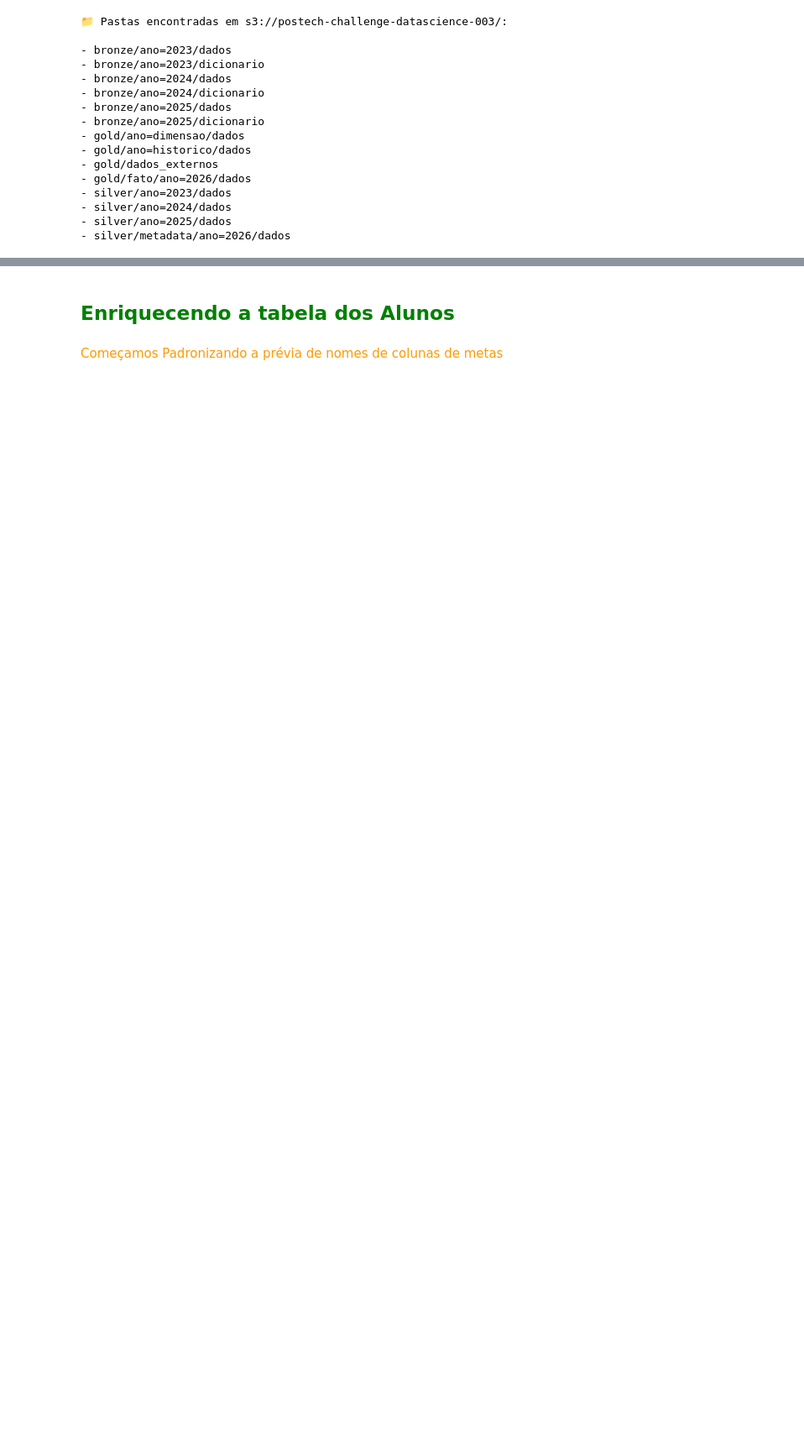
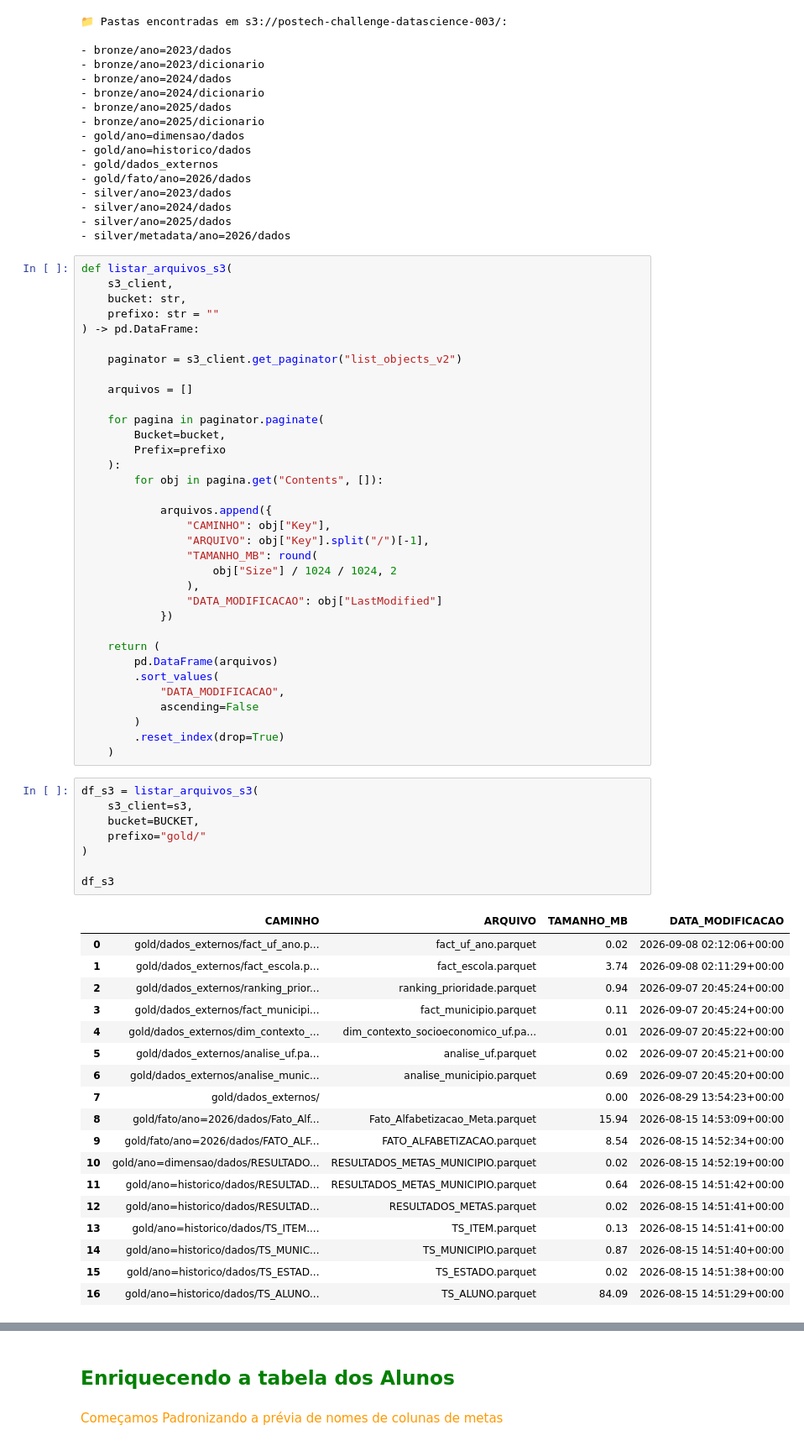
Before and after one commit to LucasRuizMartins/fiap_tech_challenge_03, a Jupyter notebook: notebooks/EDA_Ci.ipynb, the cells around one changed output, grey strips where cells are left out. Shown at 84% size. Drawn from its saved outputs; the diff is of its cells as text; blank space fills up the shorter version.

```diff
--- a/notebooks/EDA_Ci.ipynb
+++ b/notebooks/EDA_Ci.ipynb
@@ -94,6 +55,67 @@ listar_apenas_pastas(s3, BUCKET)
 - silver/ano=2024/dados
 - silver/ano=2025/dados
 - silver/metadata/ano=2026/dados
+# %%
+def listar_arquivos_s3(
+    s3_client,
+    bucket: str,
+    prefixo: str = ""
+) -> pd.DataFrame:
+
+    paginator = s3_client.get_paginator("list_objects_v2")
+
+    arquivos = []
+
+    for pagina in paginator.paginate(
+        Bucket=bucket,
+        Prefix=prefixo
+    ):
+        for obj in pagina.get("Contents", []):
+
+            arquivos.append({
+                "CAMINHO": obj["Key"],
+                "ARQUIVO": obj["Key"].split("/")[-1],
+                "TAMANHO_MB": round(
+                    obj["Size"] / 1024 / 1024, 2
+                ),
+                "DATA_MODIFICACAO": obj["LastModified"]
+            })
+
+    return (
+        pd.DataFrame(arquivos)
+        .sort_values(
+            "DATA_MODIFICACAO",
+            ascending=False
+        )
+        .reset_index(drop=True)
+    )
+# %%
+df_s3 = listar_arquivos_s3(
+    s3_client=s3,
+    bucket=BUCKET,
+    prefixo="gold/"
+)
+
+df_s3
+# %% [output]
+|  | CAMINHO | ARQUIVO | TAMANHO_MB | DATA_MODIFICACAO |
+| 0 | gold/dados_externos/fact_uf_ano.p... | fact_uf_ano.parquet | 0.02 | 2026-09-08 02:12:06+00:00 |
+| 1 | gold/dados_externos/fact_escola.p... | fact_escola.parquet | 3.74 | 2026-09-08 02:11:29+00:00 |
+| 2 | gold/dados_externos/ranking_prior... | ranking_prioridade.parquet | 0.94 | 2026-09-07 20:45:24+00:00 |
+| 3 | gold/dados_externos/fact_municipi... | fact_municipio.parquet | 0.11 | 2026-09-07 20:45:24+00:00 |
+| 4 | gold/dados_externos/dim_contexto_... | dim_contexto_socioeconomico_uf.pa... | 0.01 | 2026-09-07 20:45:22+00:00 |
+| 5 | gold/dados_externos/analise_uf.pa... | analise_uf.parquet | 0.02 | 2026-09-07 20:45:21+00:00 |
+| 6 | gold/dados_externos/analise_munic... | analise_municipio.parquet | 0.69 | 2026-09-07 20:45:20+00:00 |
+| 7 | gold/dados_externos/ |  | 0.00 | 2026-08-29 13:54:23+00:00 |
+| 8 | gold/fato/ano=2026/dados/Fato_Alf... | Fato_Alfabetizacao_Meta.parquet | 15.94 | 2026-08-15 14:53:09+00:00 |
+| 9 | gold/fato/ano=2026/dados/FATO_ALF... | FATO_ALFABETIZACAO.parquet | 8.54 | 2026-08-15 14:52:34+00:00 |
+| 10 | gold/ano=dimensao/dados/RESULTADO... | RESULTADOS_METAS_MUNICIPIO.parquet | 0.02 | 2026-08-15 14:52:19+00:00 |
+| 11 | gold/ano=historico/dados/RESULTAD... | RESULTADOS_METAS_MUNICIPIO.parquet | 0.64 | 2026-08-15 14:51:42+00:00 |
+| 12 | gold/ano=historico/dados/RESULTAD... | RESULTADOS_METAS.parquet | 0.02 | 2026-08-15 14:51:41+00:00 |
+| 13 | gold/ano=historico/dados/TS_ITEM.... | TS_ITEM.parquet | 0.13 | 2026-08-15 14:51:41+00:00 |
+| 14 | gold/ano=historico/dados/TS_MUNIC... | TS_MUNICIPIO.parquet | 0.87 | 2026-08-15 14:51:40+00:00 |
+| 15 | gold/ano=historico/dados/TS_ESTAD... | TS_ESTADO.parquet | 0.02 | 2026-08-15 14:51:38+00:00 |
+| 16 | gold/ano=historico/dados/TS_ALUNO... | TS_ALUNO.parquet | 84.09 | 2026-08-15 14:51:29+00:00 |
 # %%
 
 def carregar_parquet_s3(
```
Also changed, not shown: parts of 77 cells of this notebook, 22 other files.
